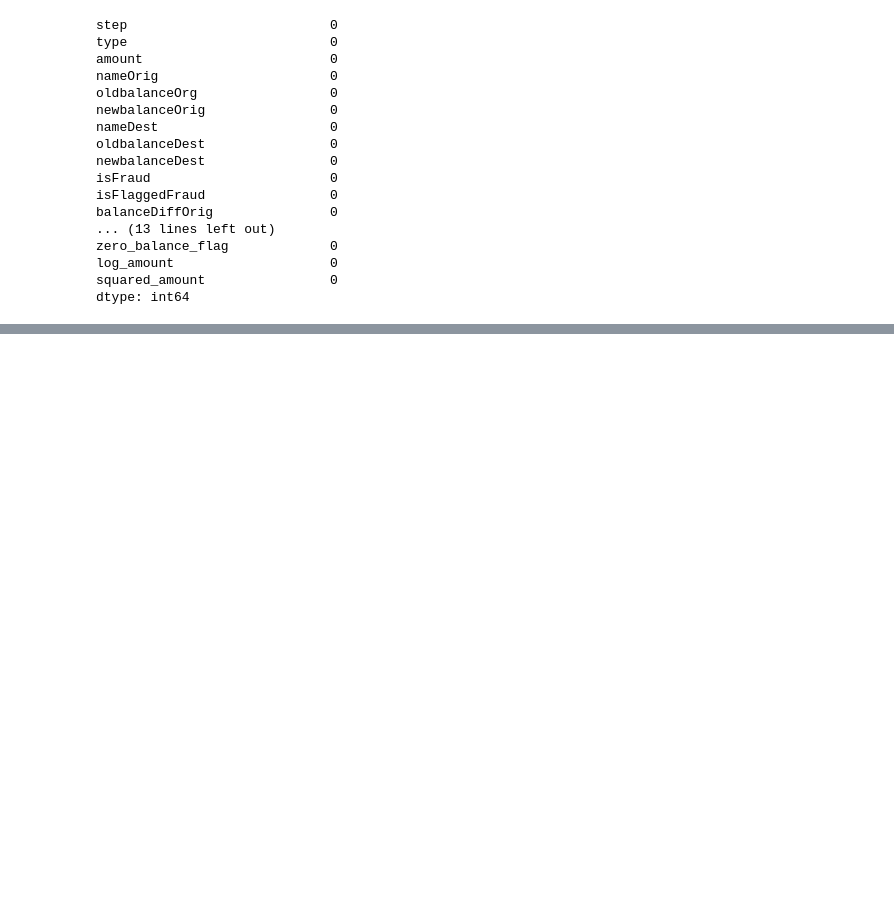
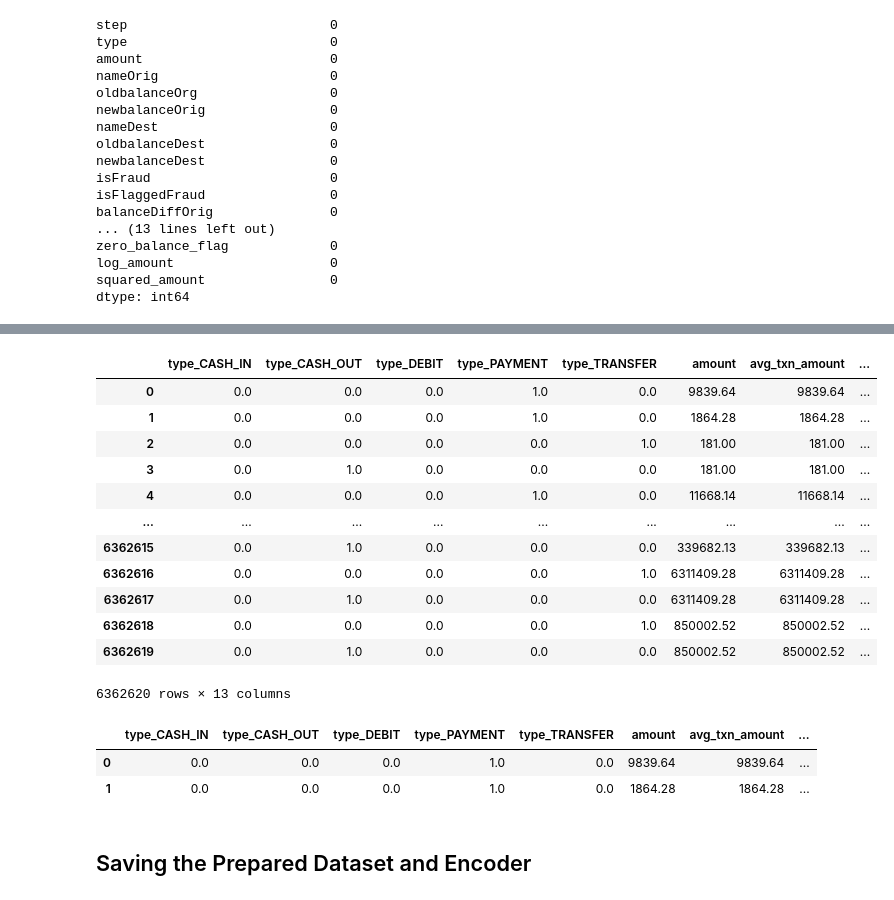
Before and after one commit to ProgrammerRez/CC_Fraud, a Jupyter notebook: EDA.ipynb, the cells around one changed output, grey strips where cells are left out. Drawn from its saved outputs; the diff is of its cells as text; code cells hidden in the pictures; blank space fills up the shorter version.

```diff
--- a/EDA.ipynb
+++ b/EDA.ipynb
@@ -397,0 +421,6 @@ dtype: int64
+# %%
+class_f_cols = ['amount','avg_txn_amount','errorBalanceDest',
+                'balanceDiffDest','isFlaggedFraud',
+                'log_amount','hour','zero_balance_flag']
+
+final_cols = selected_cols + class_f_cols
@@ -397,0 +458,27 @@ dtype: int64
+# %%
+df['isFraud'] = y
+df = df[final_cols]
+df
+# %% [output]
+|  | type_CASH_IN | type_CASH_OUT | type_DEBIT | type_PAYMENT | type_TRANSFER | amount | avg_txn_amount | ... |
+| 0 | 0.0 | 0.0 | 0.0 | 1.0 | 0.0 | 9839.64 | 9839.64 | ... |
+| 1 | 0.0 | 0.0 | 0.0 | 1.0 | 0.0 | 1864.28 | 1864.28 | ... |
+| 2 | 0.0 | 0.0 | 0.0 | 0.0 | 1.0 | 181.00 | 181.00 | ... |
+| 3 | 0.0 | 1.0 | 0.0 | 0.0 | 0.0 | 181.00 | 181.00 | ... |
+| 4 | 0.0 | 0.0 | 0.0 | 1.0 | 0.0 | 11668.14 | 11668.14 | ... |
+| ... | ... | ... | ... | ... | ... | ... | ... | ... |
+| 6362615 | 0.0 | 1.0 | 0.0 | 0.0 | 0.0 | 339682.13 | 339682.13 | ... |
+| 6362616 | 0.0 | 0.0 | 0.0 | 0.0 | 1.0 | 6311409.28 | 6311409.28 | ... |
+| 6362617 | 0.0 | 1.0 | 0.0 | 0.0 | 0.0 | 6311409.28 | 6311409.28 | ... |
+| 6362618 | 0.0 | 0.0 | 0.0 | 0.0 | 1.0 | 850002.52 | 850002.52 | ... |
+| 6362619 | 0.0 | 1.0 | 0.0 | 0.0 | 0.0 | 850002.52 | 850002.52 | ... |
+6362620 rows × 13 columns
+# %%
+df = pd.concat([df,y],axis=1)
+df.head(2)
+# %% [output]
+|  | type_CASH_IN | type_CASH_OUT | type_DEBIT | type_PAYMENT | type_TRANSFER | amount | avg_txn_amount | ... |
+| 0 | 0.0 | 0.0 | 0.0 | 1.0 | 0.0 | 9839.64 | 9839.64 | ... |
+| 1 | 0.0 | 0.0 | 0.0 | 1.0 | 0.0 | 1864.28 | 1864.28 | ... |
+# %% [markdown]
+## Saving the Prepared Dataset and Encoder
```
Also changed, not shown: parts of 10 cells of this notebook, 2 other files.
